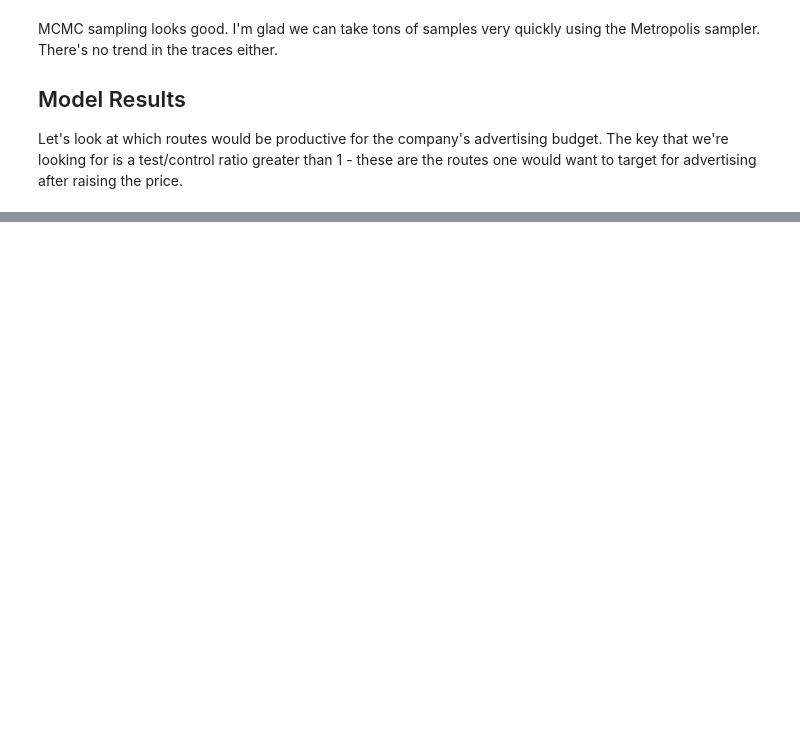
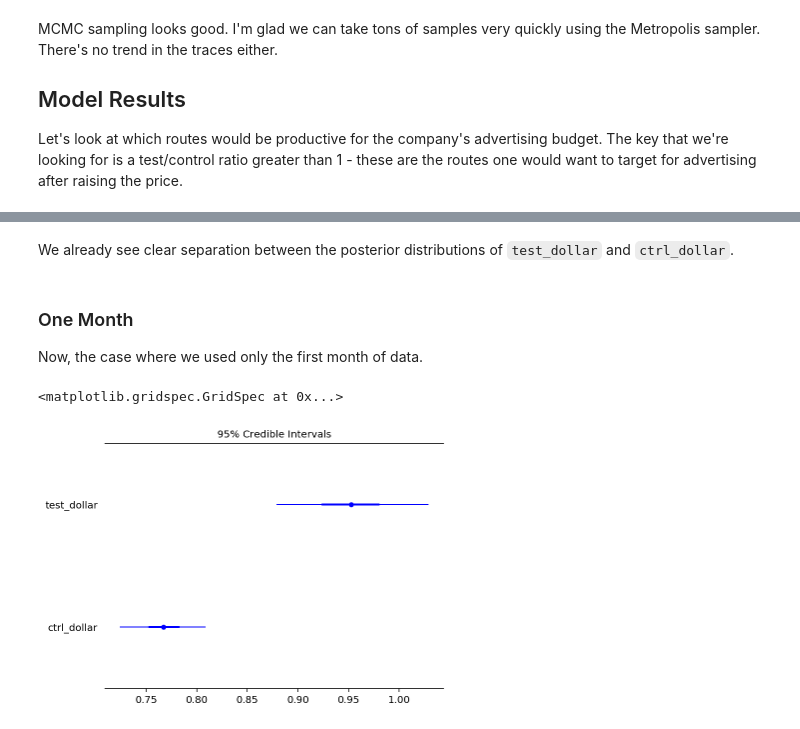
Before and after one commit to ericmjl/insight-data-challenges, a Jupyter notebook: week2/notebook.ipynb, the cells around one changed output, grey strips where cells are left out. Drawn from its saved outputs; the diff is of its cells as text; code cells hidden in the pictures; blank space fills up the shorter version.

```diff
--- a/week2/notebook.ipynb
+++ b/week2/notebook.ipynb
@@ -420,0 +535,11 @@ plt.show()
+# %% [markdown]
+We already see clear separation between the posterior distributions of `test_dollar` and `ctrl_dollar`.
+# %% [markdown]
+### One Month
+
+Now, the case where we used only the first month of data.
+# %%
+pm.forestplot(trace_one_month, varnames=['test_dollar', 'ctrl_dollar'])
+# %% [output]
+<matplotlib.gridspec.GridSpec at 0x...>
+[figure, added]
```
Also changed, not shown: parts of 31 cells of this notebook, 1 other file.
